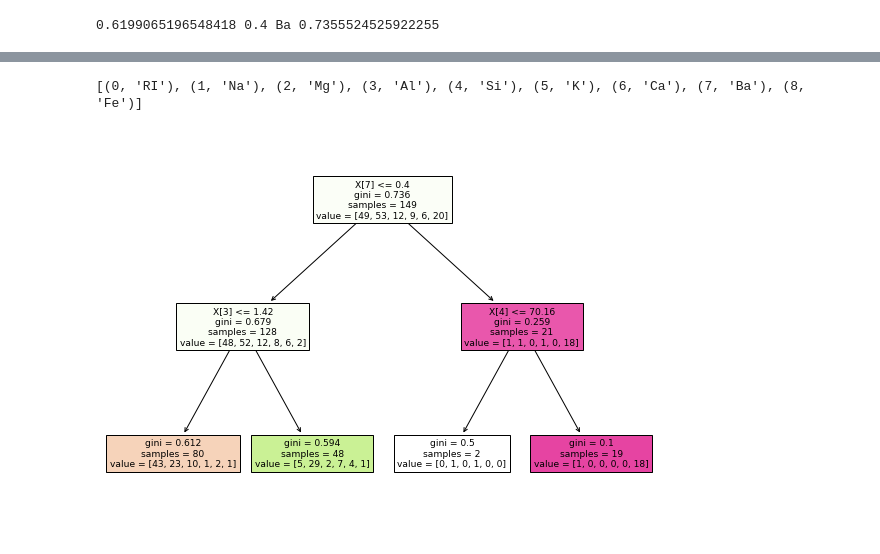
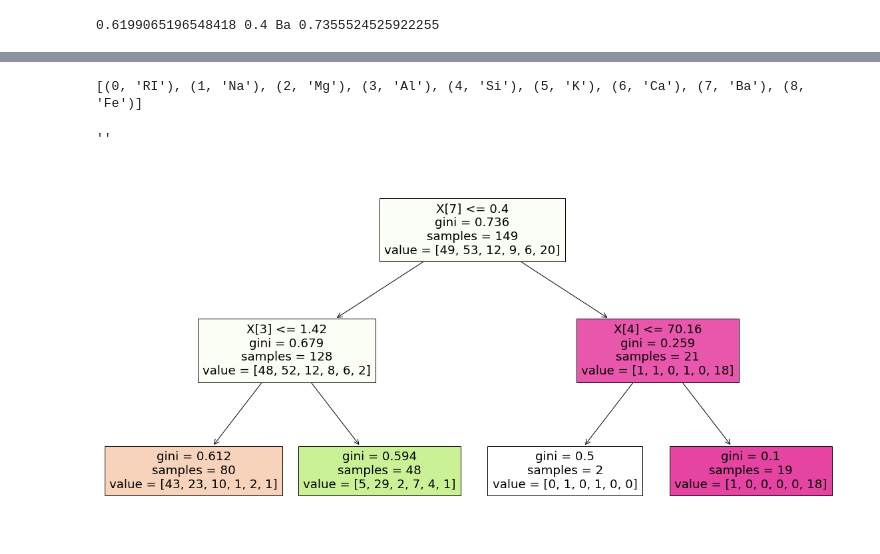
Before and after one commit to Xannadoo/MLProject2021_AC, a Jupyter notebook: Notebooks/DecisionTree.ipynb, the cells around one changed output, grey strips where cells are left out. Saved outputs shown, nothing was run; the diff lists cells and outputs as text; code cells hidden in the pictures.

Commit message:
Saved_images

```diff
--- a/Notebooks/DecisionTree.ipynb
+++ b/Notebooks/DecisionTree.ipynb
@@ -150,12 +153,14 @@ plt.title(f'{best_att}');
 clf = DecisionTreeClassifier(max_depth=2)
 model = clf.fit(X, y)
 # %%
-fig = plt.figure(figsize=(10,7))
+fig = plt.figure(figsize=(20,10))
 _ = tree.plot_tree(model, filled= True)
 print([(i, attributes[i]) for i in range(len(attributes))])
+#plt.savefig('../Vis/sklearn_tree');
 # %% [output]
 [(0, 'RI'), (1, 'Na'), (2, 'Mg'), (3, 'Al'), (4, 'Si'), (5, 'K'), (6, 'Ca'), (7, 'Ba'), (8, 'Fe')]
+''
-[figure, old version]
+[figure, new version]
 # %%
 plt.scatter([i for i in range(149)], df['Ba'], c=y, cmap=col)
 plt.hlines(0.4, 0, 149)
```
Also changed, not shown: parts of 4 cells of this notebook, 4 other files.
